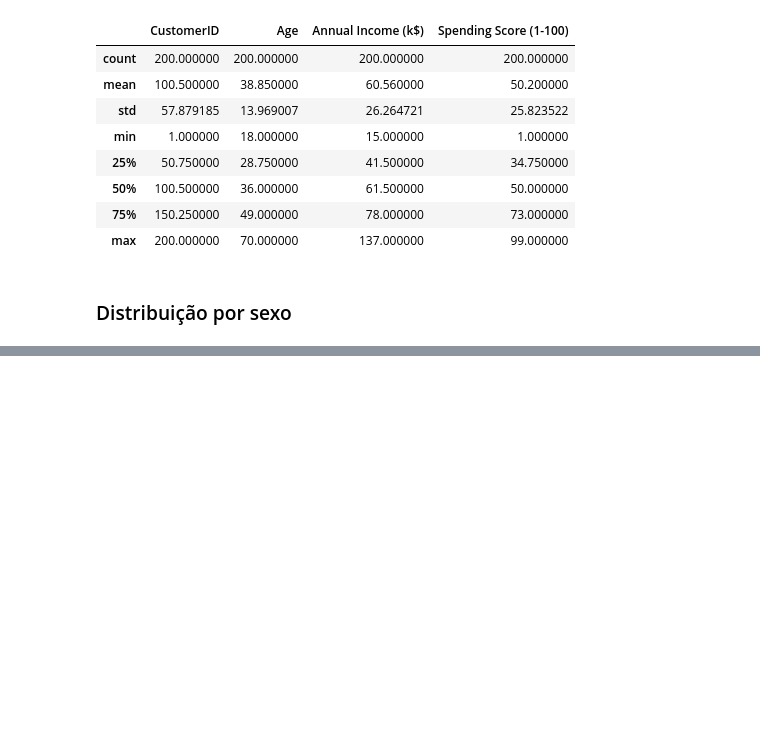
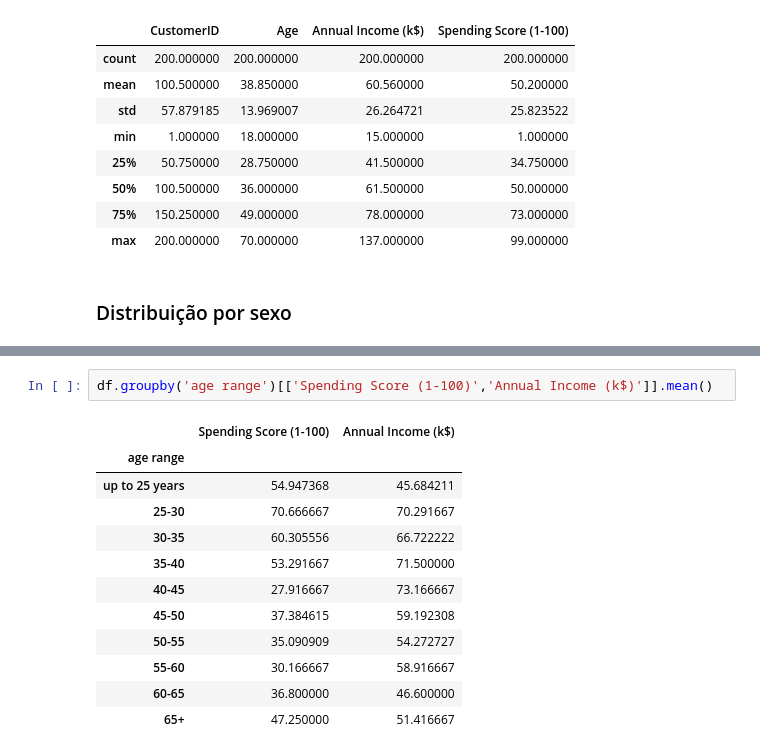
Before and after one commit to soueuwilliam/Shopping_Customer_Clustering, a Jupyter notebook: Notebooks/analises_exploratoria.ipynb, the cells around one changed output, grey strips where cells are left out. Cells and saved outputs as stored; diff of their text form; blank space fills up the shorter version.

```diff
--- a/Notebooks/analises_exploratoria.ipynb
+++ b/Notebooks/analises_exploratoria.ipynb
@@ -93,0 +123,15 @@ Text(0.5, 1.0, 'Renda Anual Média por Gênero')
+# %%
+df.groupby('age range')[['Spending Score (1-100)','Annual Income (k$)']].mean()
+# %% [output]
+|  | Spending Score (1-100) | Annual Income (k$) |
+| age range |  |  |
+| up to 25 years | 54.947368 | 45.684211 |
+| 25-30 | 70.666667 | 70.291667 |
+| 30-35 | 60.305556 | 66.722222 |
+| 35-40 | 53.291667 | 71.500000 |
+| 40-45 | 27.916667 | 73.166667 |
+| 45-50 | 37.384615 | 59.192308 |
+| 50-55 | 35.090909 | 54.272727 |
+| 55-60 | 30.166667 | 58.916667 |
+| 60-65 | 36.800000 | 46.600000 |
+| 65+ | 47.250000 | 51.416667 |
```
Also changed, not shown: parts of 11 cells of this notebook, 2 other files.
